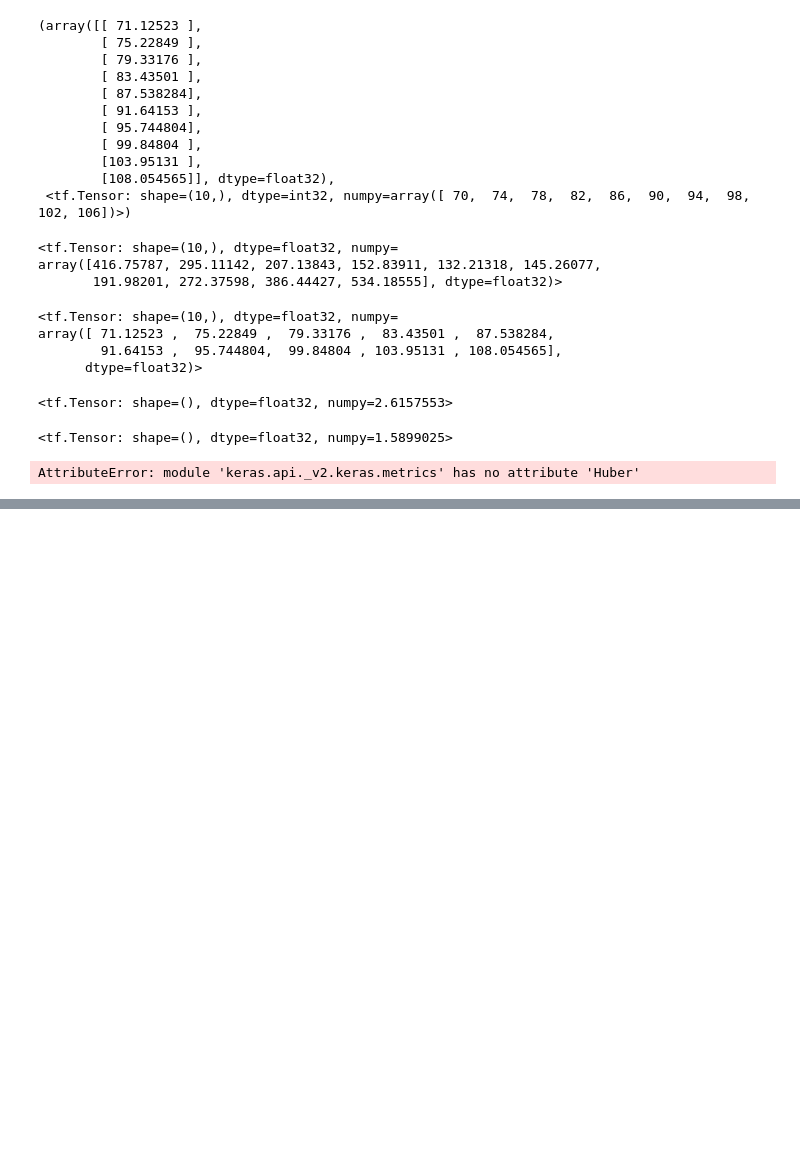
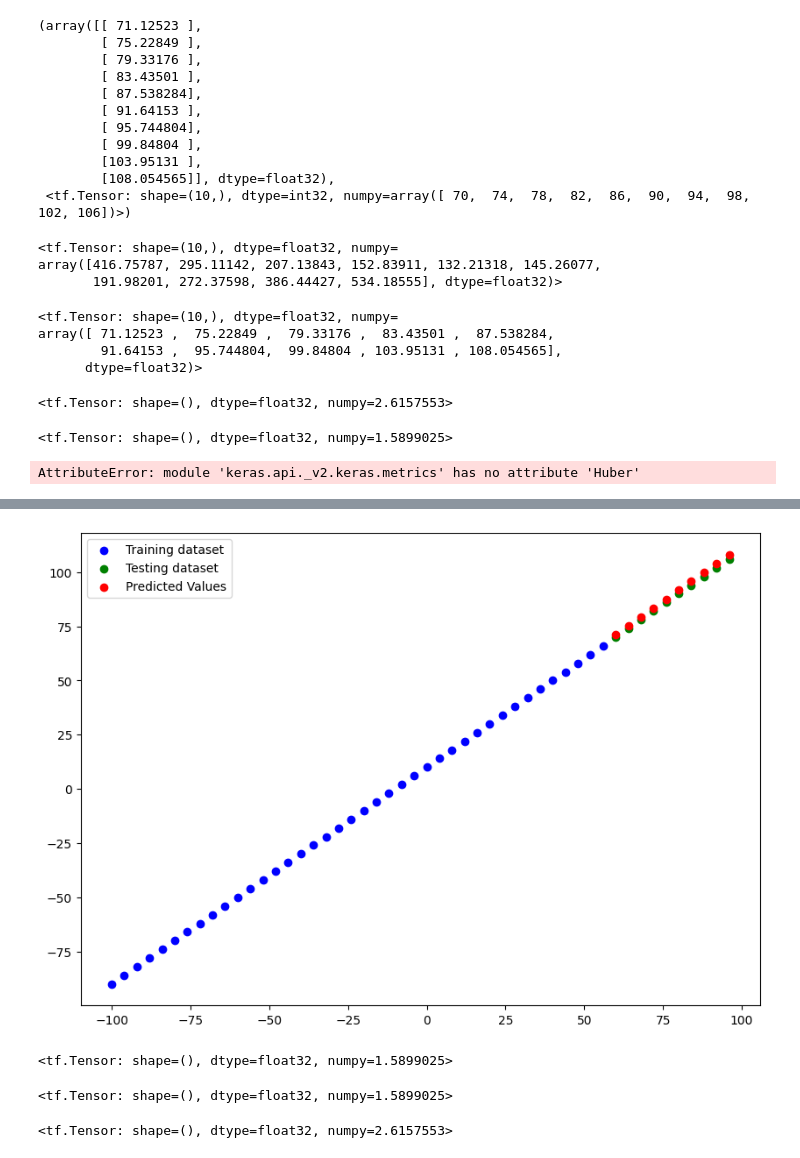
Before and after one commit to TusharMahata/Tensorflow_Learning, a Jupyter notebook: Neural_Network_Regression.ipynb, the cells around one changed output, grey strips where cells are left out. Drawn from its saved outputs; the diff is of its cells as text; code cells hidden in the pictures; blank space fills up the shorter version.

```diff
--- a/Neural_Network_Regression.ipynb
+++ b/Neural_Network_Regression.ipynb
@@ -709,0 +729,12 @@ TypeError: Cannot convert 'auto' to EagerTensor of dtype float
+# %%
+# create first some useful methods
+def predicted_plot(train_data = X_train, train_labels=y_train, test_data=X_test, test_labels = y_test, predictions = y_pred):
+    plt.figure(figsize=(10,7))
+    plt.scatter(train_data, train_labels, c = 'b', label = 'Training dataset')
+    plt.scatter(test_data, test_labels, c='g', label = 'Testing dataset')
+    plt.scatter(test_data, predictions, c = 'r', label = 'Predicted Values')
+    plt.legend()
+# %%
+predicted_plot()
+# %% [output]
+[figure, added]
@@ -709,0 +744,9 @@ TypeError: Cannot convert 'auto' to EagerTensor of dtype float
+# %%
+lol=mae(y_test, y_pred)
+lol
+# %% [output]
+<tf.Tensor: shape=(), dtype=float32, numpy=1.5899025>
+# %%
+mae()
+# %% [output]
+<tf.Tensor: shape=(), dtype=float32, numpy=1.5899025>
@@ -709,0 +756,4 @@ TypeError: Cannot convert 'auto' to EagerTensor of dtype float
+# %%
+mse()
+# %% [output]
+<tf.Tensor: shape=(), dtype=float32, numpy=2.6157553>
```
Also changed, not shown: parts of 39 cells of this notebook.
